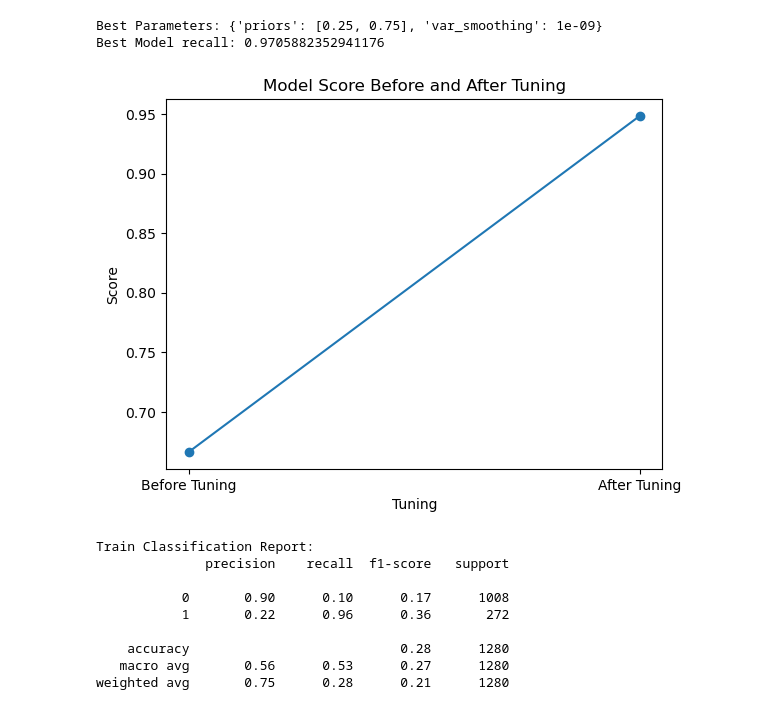
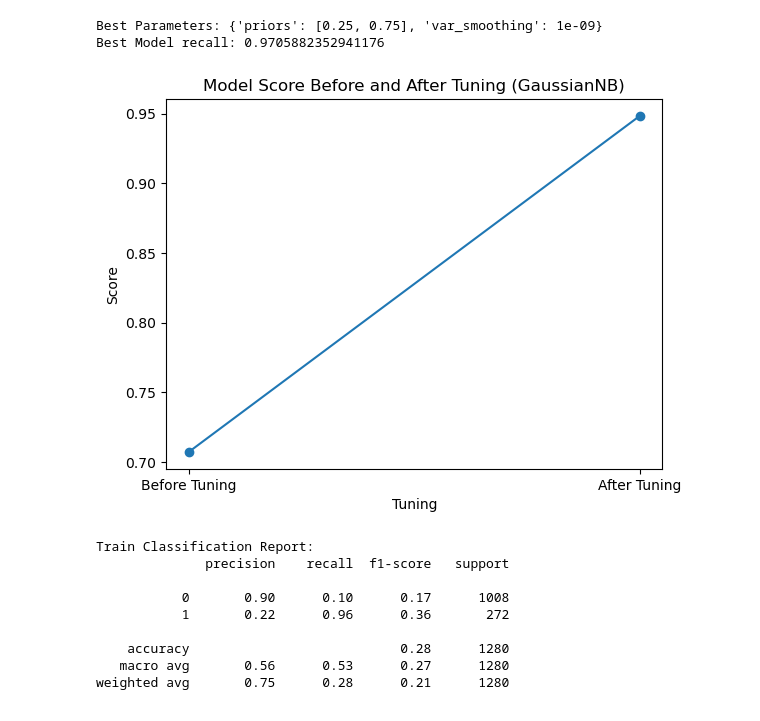
Before and after one commit to ahmakhoo/AIML-CA1, a Jupyter notebook: AIML/CA1/CA1 code - redo.ipynb, the cells around one changed output. Drawn from its saved outputs; the diff is of its cells as text; code cells hidden in the pictures.

```diff
--- a/AIML/CA1/CA1 code - redo.ipynb
+++ b/AIML/CA1/CA1 code - redo.ipynb
@@ -1284,25 +1301,39 @@ Best Parameters: {'priors': [0.25, 0.75], 'var_smoothing': 1e-09}
 Best Model recall: 0.9705882352941176
 # %%
 # model1 = ExtraTreesClassifier(max_features='auto', min_samples_split=2, n_estimators=500)
-model1 = GaussianNB(**best_params)
-model2 = GaussianNB()
+# model1 = GaussianNB(**best_params)
+# model2 = GaussianNB()
 
-model1.fit(X_train, y_train)
-model2.fit(X_train, y_train)
+pipeline1 = Pipeline(steps =[
+    ('preprocessor', preprocessor),
+    ('model', GaussianNB(**best_params))
+])
 
-scores_before_tuning = cross_val_score(model2, X_train, y_train, scoring='recall')
-scores_after_tuning = cross_val_score(model1, X_train, y_train, scoring='recall')
+pipeline2 = Pipeline(steps =[
+    ('preprocessor', preprocessor),
+    ('model', GaussianNB())
+])
+
+# model1.fit(X_train, y_train)
+# model2.fit(X_train, y_train)
+
+pipeline1.fit(X_train, y_train)
+pipeline2.fit(X_train, y_train)
+
+
+scores_before_tuning = cross_val_score(pipeline2, X_train, y_train, scoring='recall')
+scores_after_tuning = cross_val_score(pipeline1, X_train, y_train, scoring='recall')
 
 labels = ['Before Tuning', 'After Tuning']
 scores = [scores_before_tuning.mean(), scores_after_tuning.mean()]
 
 plt.plot(labels, scores, marker='o')
 plt.xlabel('Tuning')
 plt.ylabel('Score')
-plt.title('Model Score Before and After Tuning')
+plt.title('Model Score Before and After Tuning (GaussianNB)')
 plt.show()
 # %% [output]
-[figure, old version]
+[figure, new version]
 # %%
 from sklearn.metrics import classification_report
 
```
Also changed, not shown: parts of 15 cells of this notebook, 1 other file.
